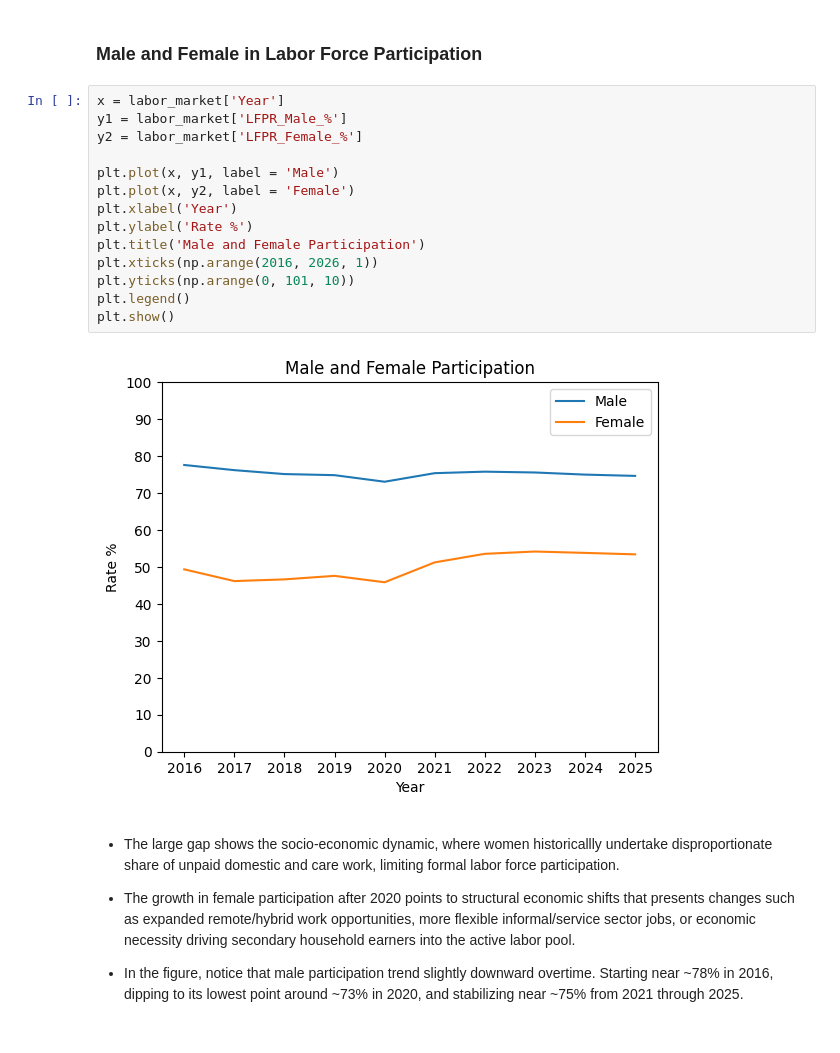
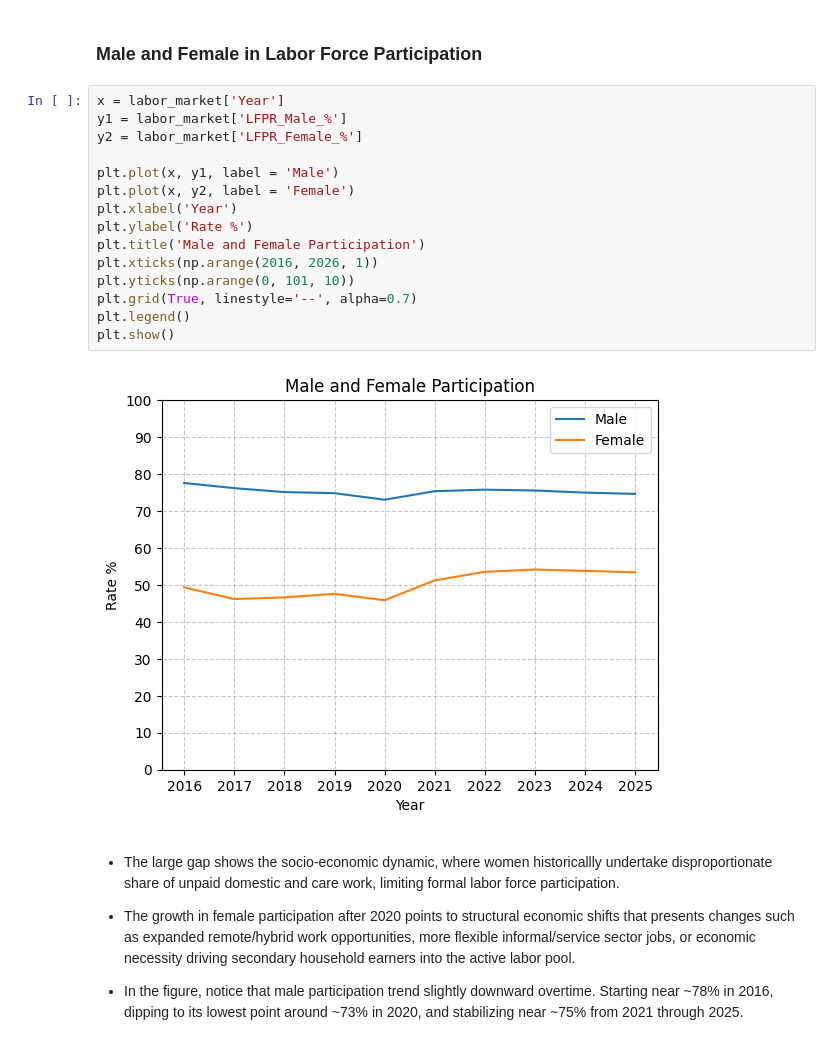
Before and after one commit to FrinceNacion/Philippine-Labor-2016-2025-Market-Analysis, a Jupyter notebook: notebook.ipynb, the cells around one changed output. Saved outputs shown, nothing was run; the diff lists cells and outputs as text.

Commit message:
Update: added total labor force from 2016 to 2025, added grids in figures

```diff
--- a/notebook.ipynb
+++ b/notebook.ipynb
@@ -270,19 +285,20 @@ labor_market['LFPR_Female_%'] = (labor_market['Persons in the Labor Force Female
 # %%
 x = labor_market['Year']
 y1 = labor_market['LFPR_Male_%']
 y2 = labor_market['LFPR_Female_%']
 
 plt.plot(x, y1, label = 'Male')
 plt.plot(x, y2, label = 'Female')
 plt.xlabel('Year')
 plt.ylabel('Rate %')
 plt.title('Male and Female Participation')
 plt.xticks(np.arange(2016, 2026, 1))
 plt.yticks(np.arange(0, 101, 10))
+plt.grid(True, linestyle='--', alpha=0.7)
 plt.legend()
 plt.show()
 # %% [output]
-[figure, old version]
+[figure, new version]
 # %% [markdown]
 - The large gap shows the socio-economic dynamic, where women historicallly undertake disproportionate share of unpaid domestic and care work, limiting formal labor force participation.
 
```
Also changed, not shown: parts of 3 cells of this notebook.
